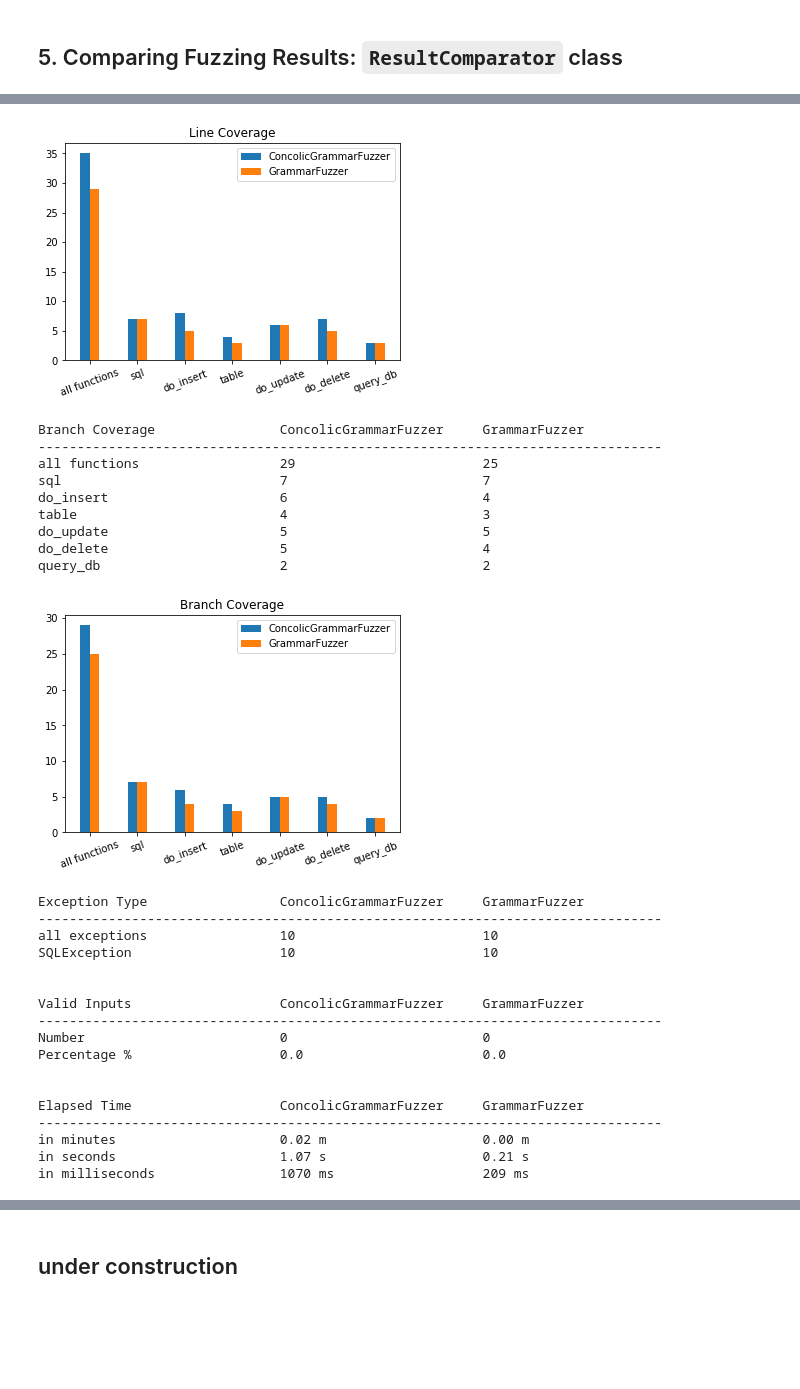
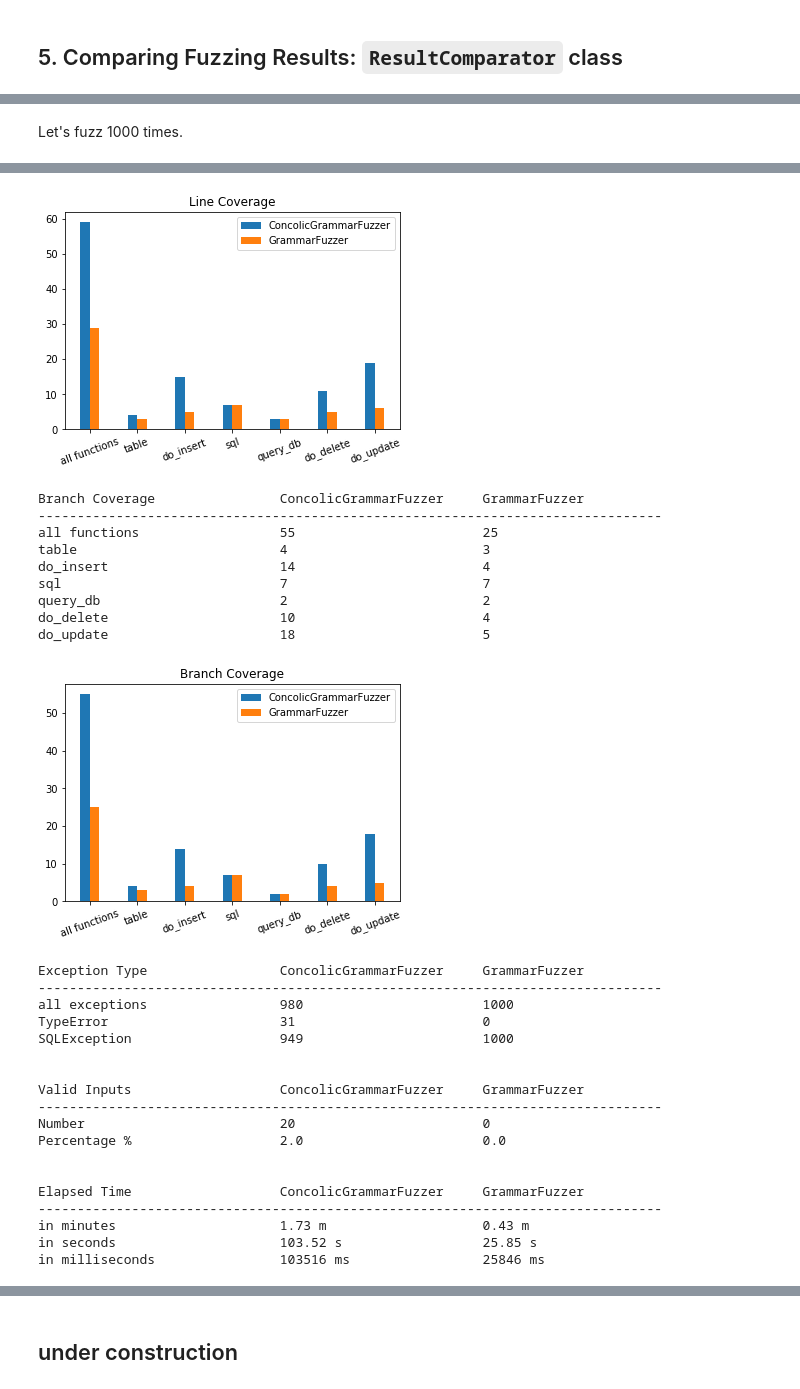
Before and after one commit to morellic/fuzzingbook, a Jupyter notebook: notebooks/Evaluation_ConcolicGrammarFuzzer.ipynb, the cells around one changed output, grey strips where cells are left out. Cells and saved outputs as stored; diff of their text form; code cells hidden in the pictures; blank space fills up the shorter version.

Commit message:
ConcolicEvaluation: add description

```diff
--- a/notebooks/Evaluation_ConcolicGrammarFuzzer.ipynb
+++ b/notebooks/Evaluation_ConcolicGrammarFuzzer.ipynb
@@ -356,8 +358,9 @@ First, we define the default configurations for our runner.
 # %%
-N_FUZZ_DEFAULT = 50                   # how many times we fuzz
+N_FUZZ_DEFAULT = 100                  # how many times we fuzz
 TARGET_DEFAULT = query_db             # target function we are fuzzing
-GRAMMAR_DEFAULT = INVENTORY_GRAMMAR   # grammar our fuzzers use
-MAX_NONTERMINALS_DEFAULT = 10         # max nonterminal expansions our fuzzers will make
+GRAMMAR_DEFAULT = INVENTORY_GRAMMAR   # grammar for fuzzing
+MIN_NONTERMINALS_DEFAULT = 0          # min nonterminal grammar expansions for fuzzing
+MAX_NONTERMINALS_DEFAULT = 10         # max nonterminal grammar expansions for fuzzing
 FUNCTIONS_DEFAULT = {                 # functions we want to obtain coverage from
     'sql',
     'table',
@@ -370,6 +373,7 @@ FUNCTIONS_DEFAULT = {                 # functions we want to obtain coverage fro
 DEFAULT_CONFIG = {
     'target': TARGET_DEFAULT,
     'grammar': GRAMMAR_DEFAULT,
+    'min_nonterminals': MIN_NONTERMINALS_DEFAULT,
     'max_nonterminals': MAX_NONTERMINALS_DEFAULT,
     'n_fuzz': N_FUZZ_DEFAULT,
     'functions': FUNCTIONS_DEFAULT
@@ -534,0 +549,12 @@ class ResultComparator:
+# %%
+config = {
+    'target': TARGET_DEFAULT,       # target function we are fuzzing (query_db)
+    'grammar': GRAMMAR_DEFAULT,     # grammar for fuzzing (INVENTORY_GRAMMAR)
+    'min_nonterminals': 0,          # min nonterminal grammar expansions for fuzzing
+    'max_nonterminals': 10,         # max nonterminal grammar expansions for fuzzing
+    'n_fuzz': 100,                  # how many times we fuzz
+    'functions': FUNCTIONS_DEFAULT  # functions we want to obtain coverage from
+}
+# %%
+result1 = run_concolic_grammar_fuzzer(**config)
+result2 = run_grammar_fuzzer(**config)
@@ -535,3 +653,7 @@ class ResultComparator:
 # %%
 def comperative_run(runner1, config1, runner2, config2):
-    return runner1(**config1), runner2(**config2)
+    result1 = runner1(**config1)
+    result2 = runner2(**config2)
+    rc = ResultComparator(result1, result2)
+    rc.compare_all()
+    return result1, result2
@@ -541,10 +660,13 @@ def compare_results(result1, result2):
+# %% [markdown]
+Let's fuzz 1000 times.
 # %%
 config = {
-    'target': TARGET_DEFAULT,
-    'grammar': GRAMMAR_DEFAULT,
-    'max_nonterminals': MAX_NONTERMINALS_DEFAULT,
-    'n_fuzz': 10,
-    'functions': FUNCTIONS_DEFAULT
+    'target': TARGET_DEFAULT,       # target function we are fuzzing (query_db)
+    'grammar': GRAMMAR_DEFAULT,     # grammar for fuzzing (INVENTORY_GRAMMAR)
+    'min_nonterminals': 0,          # min nonterminal grammar expansions for fuzzing
+    'max_nonterminals': 10,         # max nonterminal grammar expansions for fuzzing
+    'n_fuzz': 1000,                 # how many times we fuzz
+    'functions': FUNCTIONS_DEFAULT  # functions we want to obtain coverage from
 }
 
 result1, result2 = comperative_run(
@@ -553,6 +675,4 @@ result1, result2 = comperative_run(
     runner2=run_grammar_fuzzer,
     config2=config
 )
-
-compare_results(result1, result2)
 # %% [output]
@@ -572,28 +692,29 @@ query_db                       3                         3
-[figure, old version]
+[figure, new version]
 Branch Coverage                ConcolicGrammarFuzzer     GrammarFuzzer
 --------------------------------------------------------------------------------
-all functions                  29                        25
+all functions                  55                        25
+table                          4                         3
+do_insert                      14                        4
 sql                            7                         7
-do_insert                      6                         4
-table                          4                         3
-do_update                      5                         5
-do_delete                      5                         4
 query_db                       2                         2
+do_delete                      10                        4
+do_update                      18                        5
-[figure, old version]
+[figure, new version]
 Exception Type                 ConcolicGrammarFuzzer     GrammarFuzzer
 --------------------------------------------------------------------------------
-all exceptions                 10                        10
-SQLException                   10                        10
+all exceptions                 980                       1000
+TypeError                      31                        0
+SQLException                   949                       1000
 
 
 Valid Inputs                   ConcolicGrammarFuzzer     GrammarFuzzer
 --------------------------------------------------------------------------------
-Number                         0                         0
-Percentage %                   0.0                       0.0
+Number                         20                        0
+Percentage %                   2.0                       0.0
 
 
 Elapsed Time                   ConcolicGrammarFuzzer     GrammarFuzzer
 --------------------------------------------------------------------------------
-in minutes                     0.02 m                    0.00 m
-in seconds                     1.07 s                    0.21 s
-in milliseconds                1070 ms                   209 ms
+in minutes                     1.73 m                    0.43 m
+in seconds                     103.52 s                  25.85 s
+in milliseconds                103516 ms                 25846 ms
```
Also changed, not shown: parts of 42 cells of this notebook.
